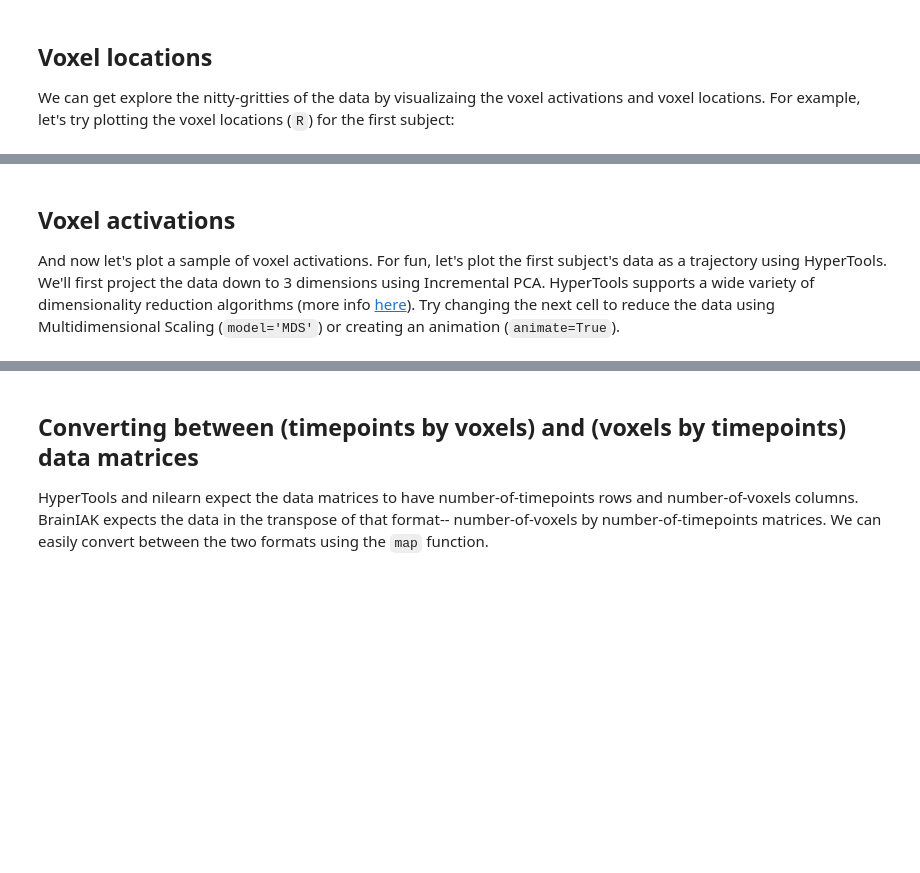
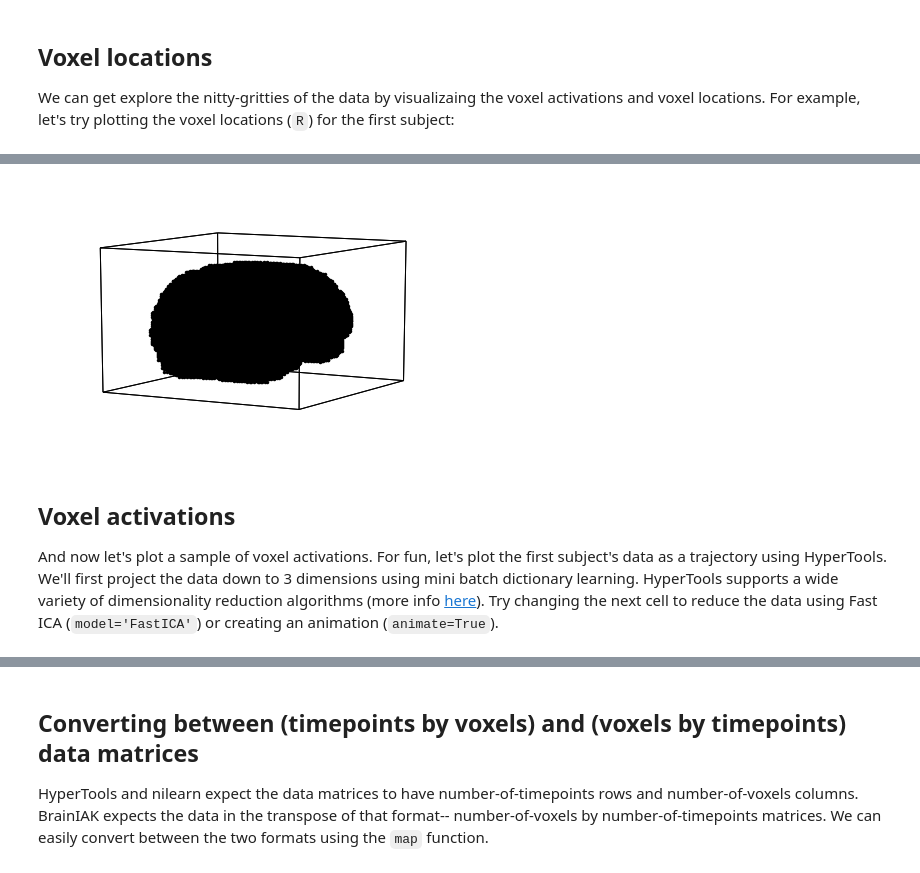
Before and after one commit to Summer-MIND/mind_2017, a Jupyter notebook: Tutorials/fMRI_NetworkDynamics/htfa_tutorial.ipynb, the cells around one changed output, grey strips where cells are left out. Saved outputs shown, nothing was run; the diff lists cells and outputs as text; code cells hidden in the pictures; blank space fills up the shorter version.

```diff
--- a/Tutorials/fMRI_NetworkDynamics/htfa_tutorial.ipynb
+++ b/Tutorials/fMRI_NetworkDynamics/htfa_tutorial.ipynb
@@ -44,19 +45,17 @@ The dataset comprises 36 preprocessed .nii files, and may be downloaded [here](h
 #Download the data (takes a few minutes...)
 
 #change these lines if you want to download a different dataset!
-
-#source = 'https://drive.google.com/file/d/0ByrLHQFMZNefS3dZc08tTjBtclk/view?usp=sharing'
-#source = 'https://www.dropbox.com/s/9tleak03otx4i42/PieMan_intact_mini.zip?dl=0'
-source = 'https://www.dropbox.com/s/1hsln4kpd8x5rhl/PieMan_intact_mini.tar.gz?dl=0'
-destination = '/mnt/pieman_data.tar.gz' #PieMan_intact_mini.zip'
-data_format = 'tar.gz'
+source = 'http://discovery.dartmouth.edu/~jmanning/MIND/pieman_mini/pieman_data.zip'
+destination = '/mnt/pieman_data.zip'
+data_format = 'zip' #file extension
 
 #urllib.request.urlretrieve(source, destination)
 # %%
 #Unzip the data
+
 #zipfile.ZipFile(destination, 'r').extractall()
 niifiles = glob.glob(os.path.join(destination[0:-(len(data_format)+1)], '*.nii.gz'))
-niifiles.extend(glob.glob(os.path.join(destination[0:-7], '*.nii')))
+niifiles.extend(glob.glob(os.path.join(destination[0:-(len(data_format)+1)], '*.nii')))
 # %% [markdown]
 ### Data formatting: .nii --> matrix format ###
 To computing HTFA-derived brain networks, we're going to first convert the .nii files into [CMU format](http://www.cs.cmu.edu/afs/cs/project/theo-73/www/science2008/README-data-documentation.txt), inspired by Tom Mitchell's website for his 2008 Science paper on predicting brain responses to common nouns ([link](http://www.cs.cmu.edu/afs/cs/project/theo-73/www/science2008/data.html)).
@@ -83,12 +82,15 @@ def nii2cmu(nifti_file, mask_file=None):
                 row += len(vals)
             return inds
 
-    img = nib.load(nifti_file)
-    mask = NiftiMasker(mask_strategy='background')
-    if mask is None:
-        mask.fit(nifti_file)
-    else:
-        mask.fit(mask_file)
+    with warnings.catch_warnings():
+        warnings.simplefilter("ignore")
+
+        img = nib.load(nifti_file)
+        mask = NiftiMasker(mask_strategy='background')
+        if mask_file is None:
+            mask.fit(nifti_file)
+        else:
+            mask.fit(mask_file)
 
     hdr = img.header
     S = img.get_sform()
@@ -108,12 +110,13 @@ def nii2cmu(nifti_file, mask_file=None):
 
     return {'Y': Y, 'R': R}
 # %%
-mask = niifiles[0] #set to None if you don't want the images to match
+#mask = niifiles[0] #set to None if you don't want the images to match
+mask = None
 cmu_data = list(map(lambda n: nii2cmu(n, mask),  niifiles))
 # %% [markdown]
 ## Voxel locations
 
 We can get explore the nitty-gritties of the data by visualizaing the voxel activations and voxel locations.  For example, let's try plotting the voxel locations (`R`) for the first subject:
 # %%
-locations = hyp.plot(cmu_data[0]['R'], 'k.') #fun fact: also returns the voxel locations
+hyp.plot(cmu_data[0]['R'], 'k.');
 # %% [output]
@@ -122,5 +123,6 @@ locations = hyp.plot(cmu_data[0]['R'], 'k.') #fun fact: also returns the voxel l
+[figure, added]
 # %% [markdown]
 ## Voxel activations
 
-And now let's plot a sample of voxel activations.  For fun, let's plot the first subject's data as a trajectory using HyperTools.  We'll first project the data down to 3 dimensions using Incremental PCA.  HyperTools supports a wide variety of dimensionality reduction algorithms (more info [here](http://hypertools.readthedocs.io/en/latest/hypertools.plot.html#hypertools.plot)).  Try changing the next cell to reduce the data using Multidimensional Scaling (`model='MDS'`) or creating an animation (`animate=True`).
+And now let's plot a sample of voxel activations.  For fun, let's plot the first subject's data as a trajectory using HyperTools.  We'll first project the data down to 3 dimensions using mini batch dictionary learning.  HyperTools supports a wide variety of dimensionality reduction algorithms (more info [here](http://hypertools.readthedocs.io/en/latest/hypertools.plot.html#hypertools.plot)).  Try changing the next cell to reduce the data using Fast ICA (`model='FastICA'`) or creating an animation (`animate=True`).
 # %%
```
Also changed, not shown: parts of 24 cells of this notebook.
